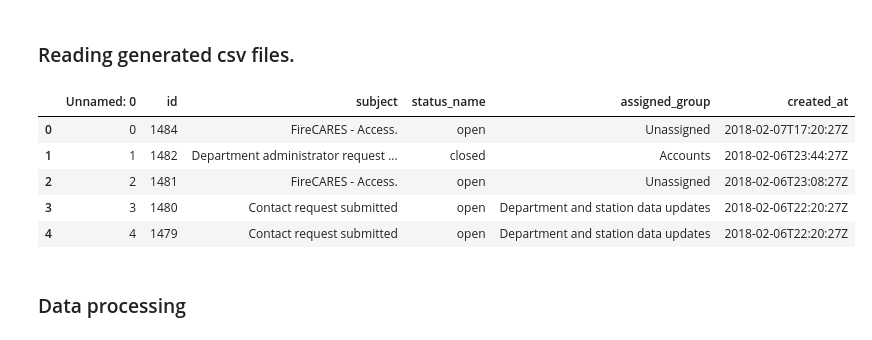
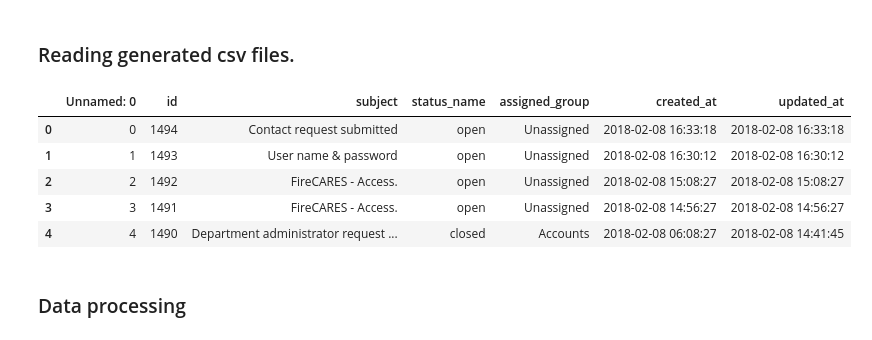
Before and after one commit to JorgeMartinezG/firecares-stats, a Jupyter notebook: Tickets analysis.ipynb, the cells around one changed output. Drawn from its saved outputs; the diff is of its cells as text; code cells hidden in the pictures.

```diff
--- a/Tickets analysis.ipynb
+++ b/Tickets analysis.ipynb
@@ -18,13 +23,15 @@ sns.set()
 ### Reading generated csv files.
 # %%
 df = pd.read_csv('tickets.csv')
+df['created_at'] = pd.to_datetime(df['created_at'])
+df['updated_at'] = pd.to_datetime(df['updated_at'])
 df.head()
 # %% [output]
-|  | Unnamed: 0 | id | subject | status_name | assigned_group | created_at |
-| 0 | 0 | 1484 | FireCARES - Access. | open | Unassigned | 2018-02-07T17:20:27Z |
-| 1 | 1 | 1482 | Department administrator request ... | closed | Accounts | 2018-02-06T23:44:27Z |
-| 2 | 2 | 1481 | FireCARES - Access. | open | Unassigned | 2018-02-06T23:08:27Z |
-| 3 | 3 | 1480 | Contact request submitted | open | Department and station data updates | 2018-02-06T22:20:27Z |
-| 4 | 4 | 1479 | Contact request submitted | open | Department and station data updates | 2018-02-06T22:20:27Z |
+|  | Unnamed: 0 | id | subject | status_name | assigned_group | created_at | updated_at |
+| 0 | 0 | 1494 | Contact request submitted | open | Unassigned | 2018-02-08 16:33:18 | 2018-02-08 16:33:18 |
+| 1 | 1 | 1493 | User name & password | open | Unassigned | 2018-02-08 16:30:12 | 2018-02-08 16:30:12 |
+| 2 | 2 | 1492 | FireCARES - Access. | open | Unassigned | 2018-02-08 15:08:27 | 2018-02-08 15:08:27 |
+| 3 | 3 | 1491 | FireCARES - Access. | open | Unassigned | 2018-02-08 14:56:27 | 2018-02-08 14:56:27 |
+| 4 | 4 | 1490 | Department administrator request ... | closed | Accounts | 2018-02-08 06:08:27 | 2018-02-08 14:41:45 |
 # %% [markdown]
 ### Data processing
```
Also changed, not shown: parts of 15 cells of this notebook, 1 other file.
